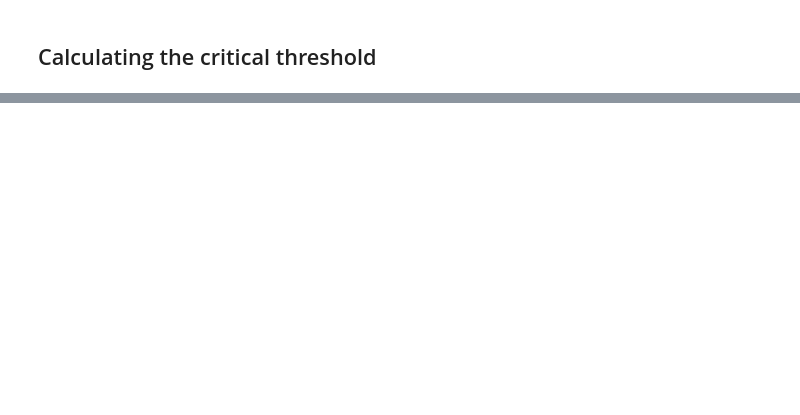
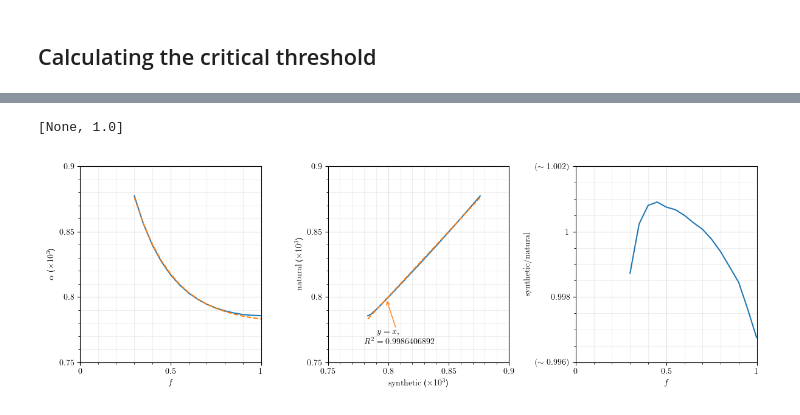
Before and after one commit to rsbyrne/thesis, a Jupyter notebook: book/content/chapter_04_critical/critical.ipynb, the cells around one changed output, grey strips where cells are left out. Cells and saved outputs as stored; diff of their text form; code cells hidden in the pictures; blank space fills up the shorter version.

```diff
--- a/book/content/chapter_04_critical/critical.ipynb
+++ b/book/content/chapter_04_critical/critical.ipynb
@@ -15,0 +51,4 @@ from everest.window import Canvas, DataChannel as Channel
+# %%
+sorted((None, 1.), key=sortfn)
+# %% [output]
+[None, 1.0]
@@ -15,0 +81,67 @@ from everest.window import Canvas, DataChannel as Channel
+# %%
+slc = isomixed.loc[0, 1]
+
+canvas = Canvas(size=(12, 4), shape=(1, 3))
+
+def model(x, /, a, b, c):
+    return a * b**(x - c) + 8*math.pi**4
+(*params,), error = curve_fit(model, slc.index, slc.values)
+params = dict(zip('abc', (map(float, params))))
+synthetic = model(slc.index, **params)
+natural = slc.values
+linscore = r2_score(synthetic, natural)
+
+synth_colour = '#ff7f0e'
+
+ax1 = canvas.make_ax((0, 0))
+
+xchan = Channel(
+    slc.index, label=r"$f$",
+    lims=(None, 1.), capped=(None, True),
+    )
+ax1.line(
+    xchan,
+    Channel(
+        natural, label=r"$\alpha$",
+        ),
+    )
+ax1.line(
+    xchan,
+    Channel(
+        synthetic,
+        ),
+    color=synth_colour,
+    linestyle='--',
+    )
+
+ax2 = canvas.make_ax((0, 1))
+
+ax2.line(
+    Channel(synthetic, label=r"$\mathrm{synthetic}$"),
+    Channel(natural, label=r"$\mathrm{natural}$"),
+    )
+
+ax2.line(
+    vals := np.linspace(np.min(synthetic), np.max(synthetic), 10), vals,
+    color = synth_colour, linestyle = '--',
+    )
+ax2.annotate(
+    *(map(np.median, (synthetic, natural))),
+    label = f"${r'y=x, \\ R^2 =' + str(round(linscore, 10))}$",
+    points = (15, -45),
+    arrowprops = dict(arrowstyle = "->", color = synth_colour),
+    )
+
+ax3 = canvas.make_ax((0, 2))
+
+ax3.line(
+    xchan,
+    Channel(
+        synthetic / natural, label=r"$\mathrm{synthetic} / \mathrm{natural}$",
+        )
+    )
+
+
+canvas
+# %% [output]
+[figure, added]
```
Also changed, not shown: parts of 15 cells of this notebook, 35 other files.
